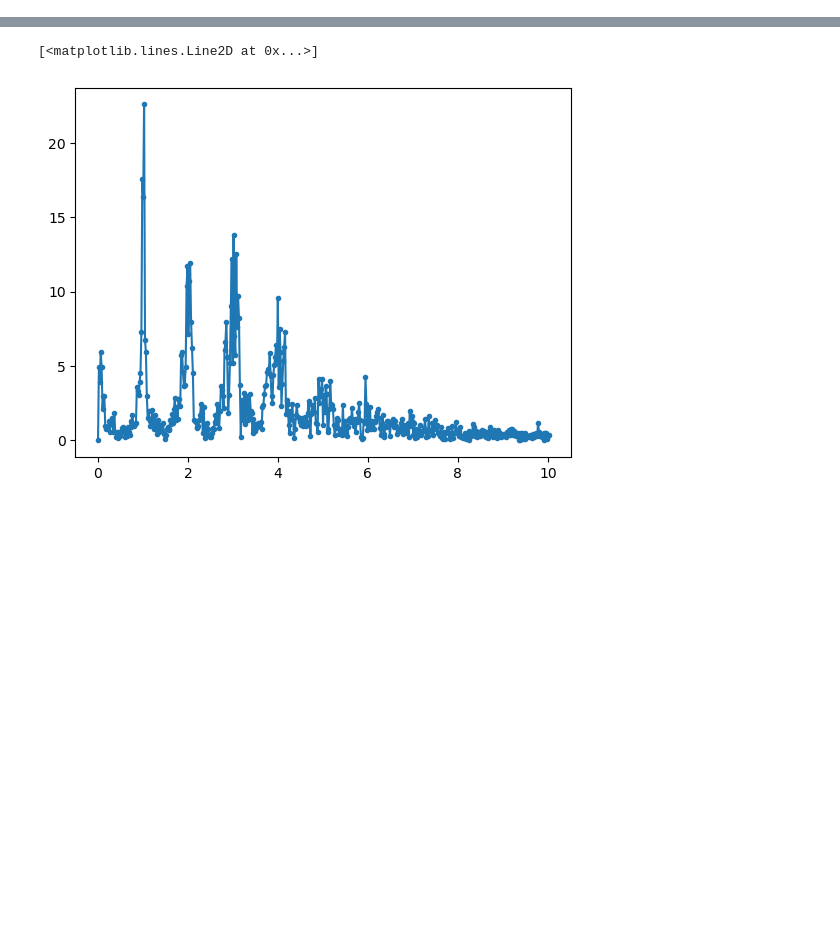
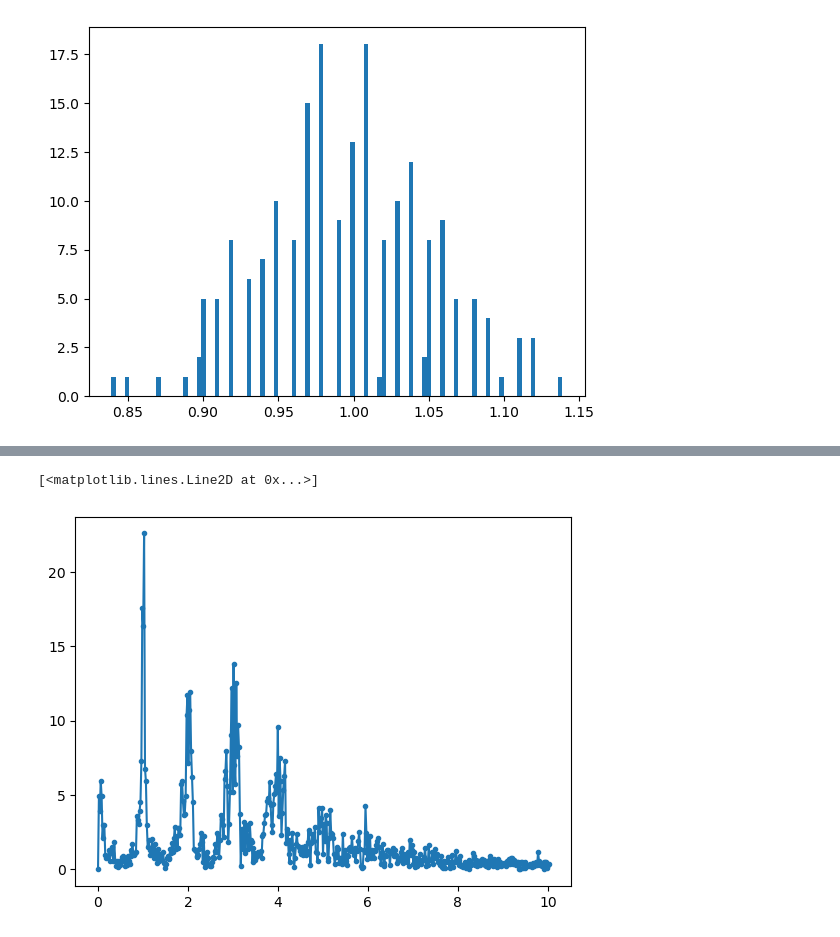
Before and after one commit to saykind/ee292s, a Jupyter notebook: project3/analysis.ipynb, the cells around one changed output, grey strips where cells are left out. Saved outputs shown, nothing was run; the diff lists cells and outputs as text; code cells hidden in the pictures; blank space fills up the shorter version.

```diff
--- a/project3/analysis.ipynb
+++ b/project3/analysis.ipynb
@@ -22,0 +83,5 @@ plt.plot(t[500:1000], signal[500:1000], '.-')
+# %%
+plt.hist(np.diff(peak_ts), bins=100)
+plt.show()
+# %% [output]
+[figure, added]
```
Also changed, not shown: parts of 19 cells of this notebook, 12 other files.
